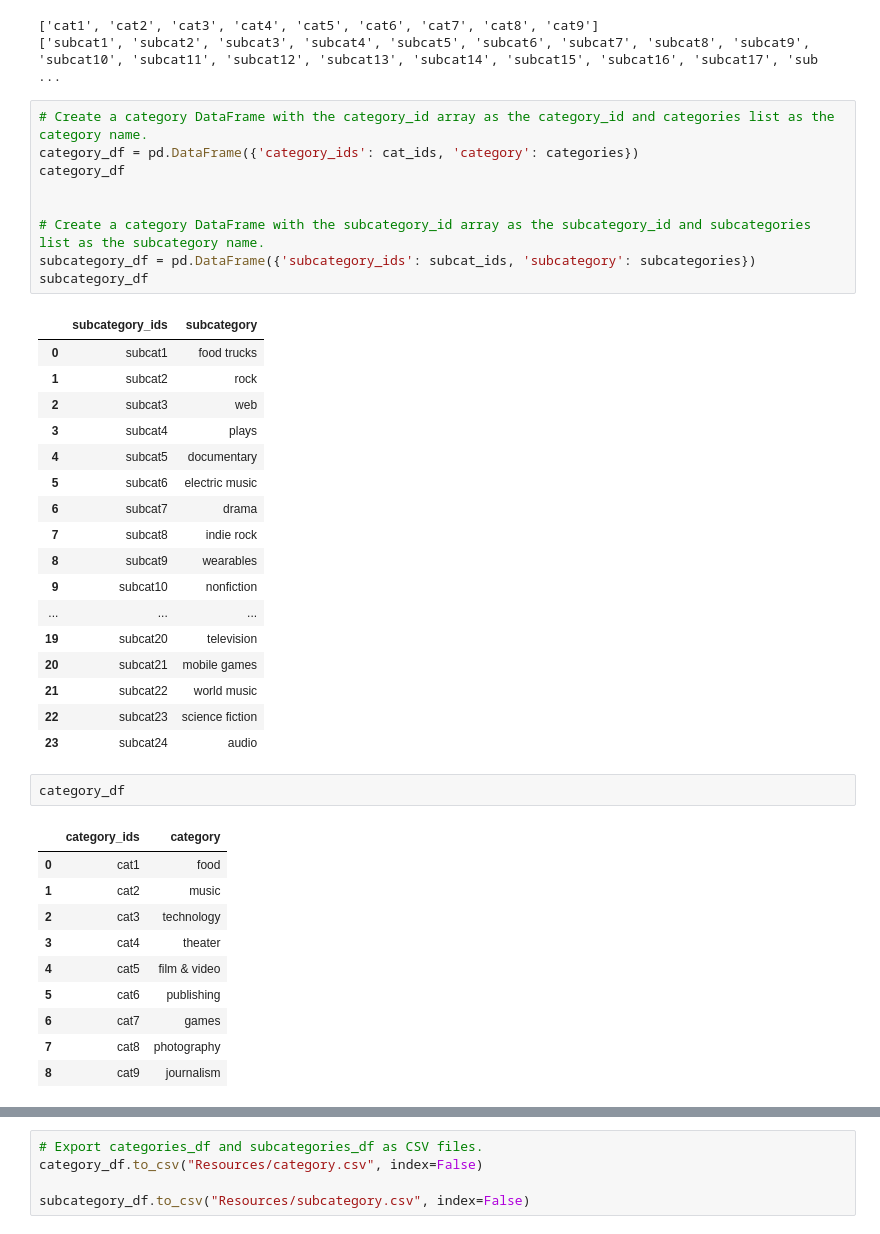
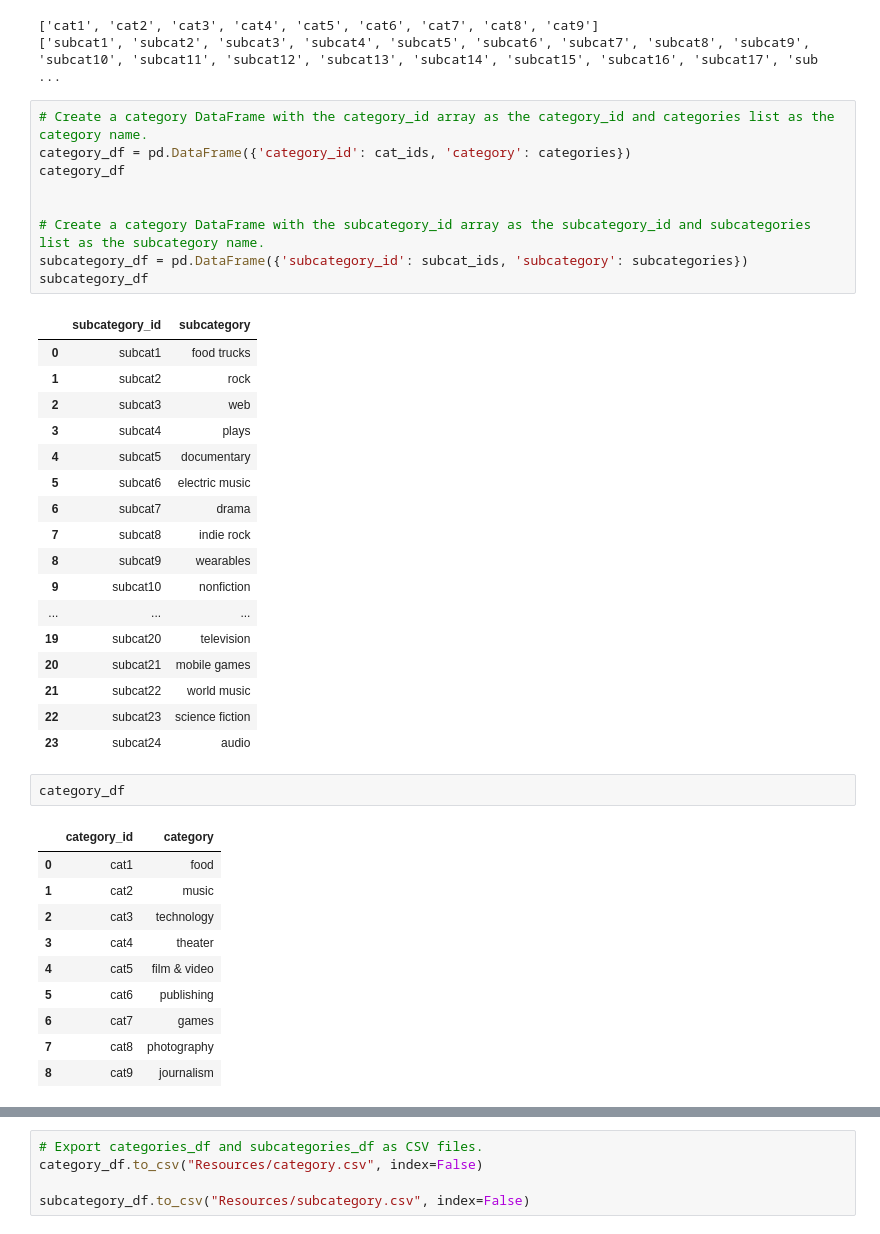
Before and after one commit to Phil-Mart/Crowdfunding_ETL, a Jupyter notebook: ETL_Mini_Project_Dhawn&Phil.ipynb, the cells around one changed output, grey strips where cells are left out. Saved outputs shown, nothing was run; the diff lists cells and outputs as text.

```diff
--- a/ETL_Mini_Project_Dhawn&Phil.ipynb
+++ b/ETL_Mini_Project_Dhawn&Phil.ipynb
@@ -142,15 +142,15 @@ print(subcat_ids)
 ['subcat1', 'subcat2', 'subcat3', 'subcat4', 'subcat5', 'subcat6', 'subcat7', 'subcat8', 'subcat9', 'subcat10', 'subcat11', 'subcat12', 'subcat13', 'subcat14', 'subcat15', 'subcat16', 'subcat17', 'sub ...
 # %%
 # Create a category DataFrame with the category_id array as the category_id and categories list as the category name.
-category_df = pd.DataFrame({'category_ids': cat_ids, 'category': categories})
+category_df = pd.DataFrame({'category_id': cat_ids, 'category': categories})
 category_df
 
 
 # Create a category DataFrame with the subcategory_id array as the subcategory_id and subcategories list as the subcategory name.
-subcategory_df = pd.DataFrame({'subcategory_ids': subcat_ids, 'subcategory': subcategories})
+subcategory_df = pd.DataFrame({'subcategory_id': subcat_ids, 'subcategory': subcategories})
 subcategory_df
 # %% [output]
-|  | subcategory_ids | subcategory |
+|  | subcategory_id | subcategory |
 | 0 | subcat1 | food trucks |
 | 1 | subcat2 | rock |
 | 2 | subcat3 | web |
@@ -170,7 +170,7 @@ subcategory_df
 # %%
 category_df
 # %% [output]
-|  | category_ids | category |
+|  | category_id | category |
 | 0 | cat1 | food |
 | 1 | cat2 | music |
 | 2 | cat3 | technology |
```
Also changed, not shown: parts of 7 cells of this notebook, 4 other files.
